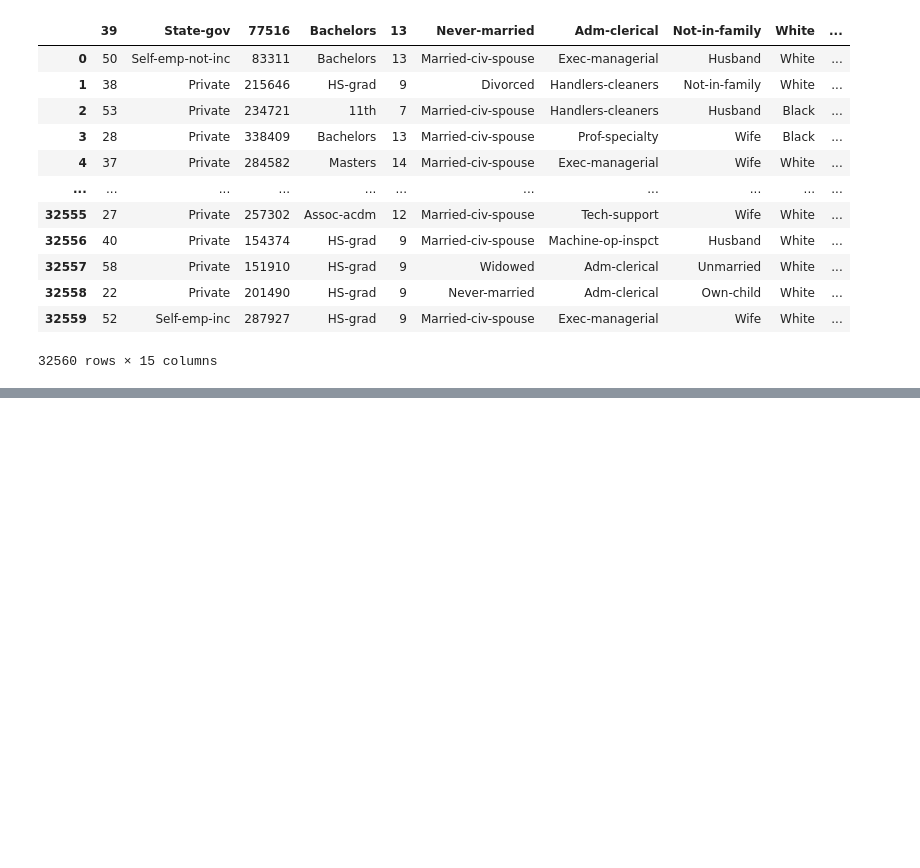
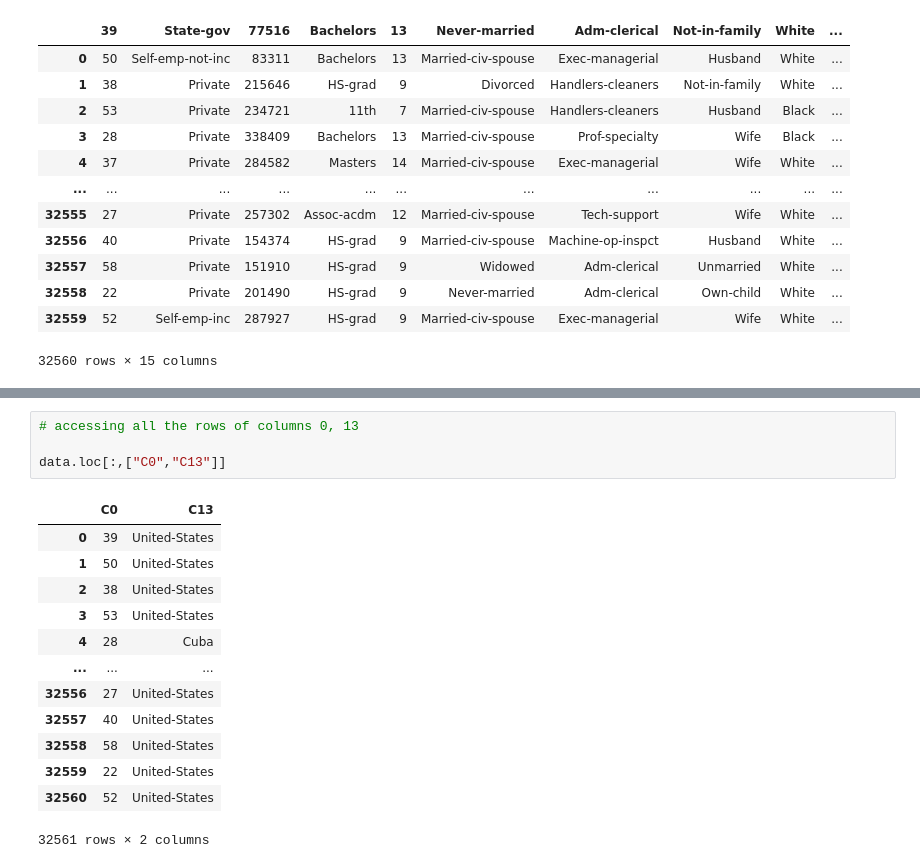
Before and after one commit to mirpouya/Basics-of-ML, a Jupyter notebook: Intermediate_Pandas.ipynb, the cells around one changed output, grey strips where cells are left out. Drawn from its saved outputs; the diff is of its cells as text; blank space fills up the shorter version.

```diff
--- a/Intermediate_Pandas.ipynb
+++ b/Intermediate_Pandas.ipynb
@@ -285,0 +325,18 @@ data
+# %%
+# accessing all the rows of columns 0, 13
+
+data.loc[:,["C0","C13"]]
+# %% [output]
+|  | C0 | C13 |
+| 0 | 39 | United-States |
+| 1 | 50 | United-States |
+| 2 | 38 | United-States |
+| 3 | 53 | United-States |
+| 4 | 28 | Cuba |
+| ... | ... | ... |
+| 32556 | 27 | United-States |
+| 32557 | 40 | United-States |
+| 32558 | 58 | United-States |
+| 32559 | 22 | United-States |
+| 32560 | 52 | United-States |
+32561 rows × 2 columns
```
Also changed, not shown: parts of 12 cells of this notebook.
